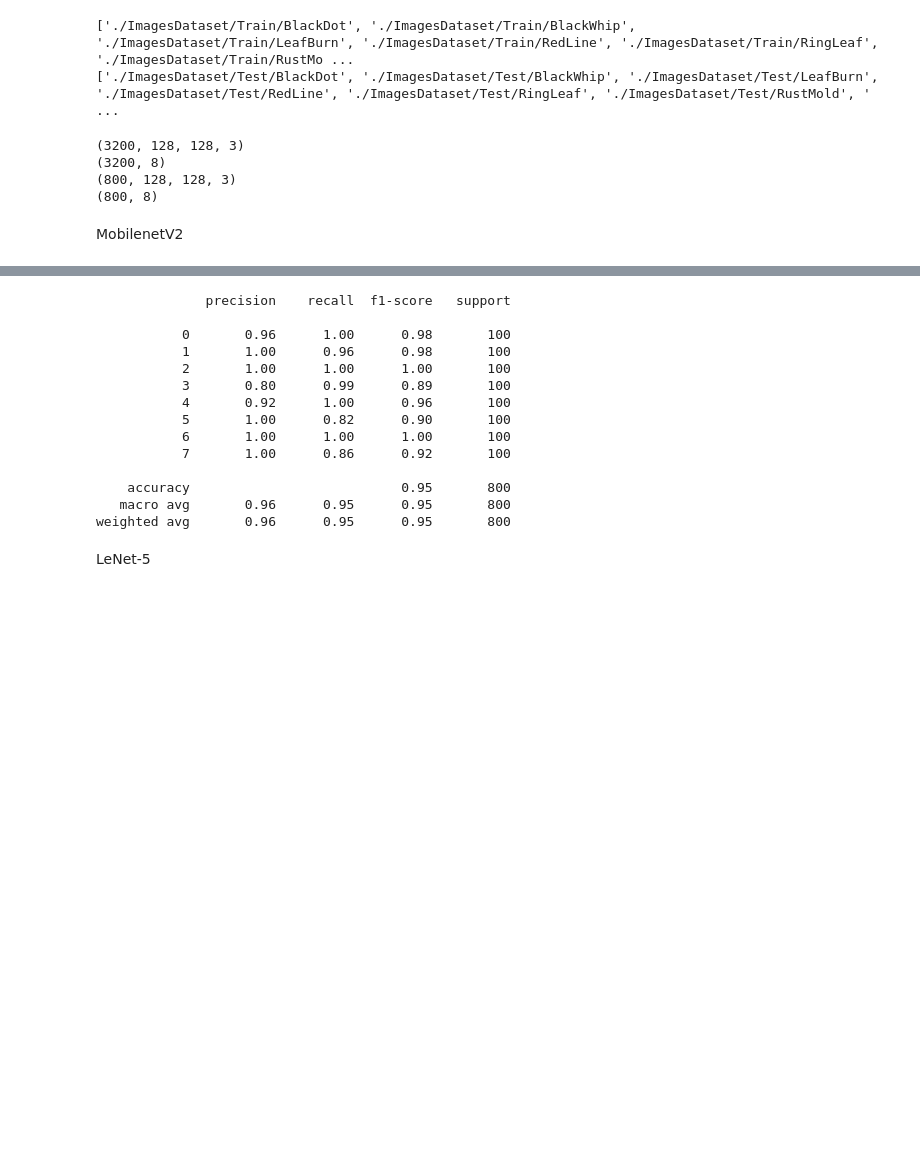
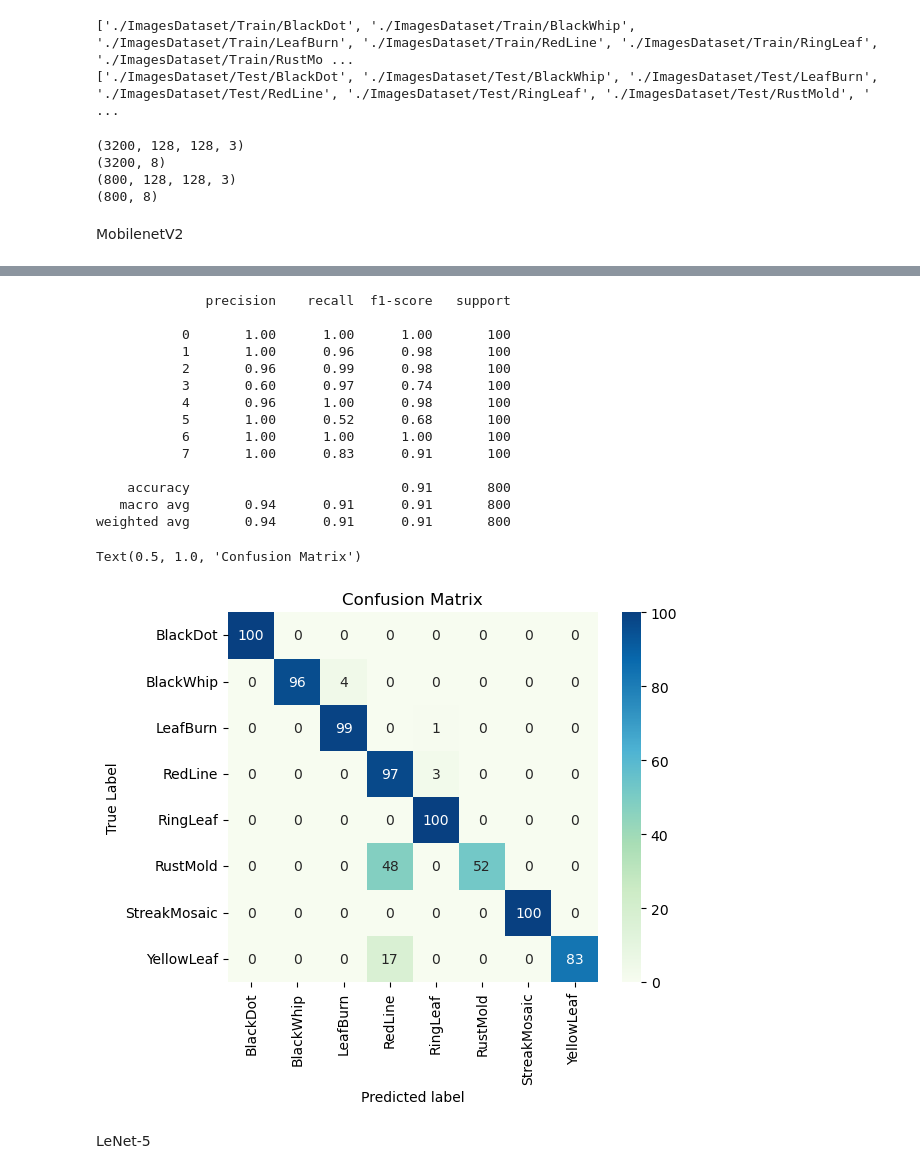
Before and after one commit to chonlatee11/Model-Project, a Jupyter notebook: model.ipynb, the cells around one changed output, grey strips where cells are left out. Saved outputs shown, nothing was run; the diff lists cells and outputs as text; code cells hidden in the pictures; blank space fills up the shorter version.

```diff
--- a/model.ipynb
+++ b/model.ipynb
@@ -150,5 +151,23 @@ plt.show()
 # print(recall_score)
 # print(f1_score)
 print(classification_report)
+
+# confusionmatrix
+axes = sns.heatmap(confusion_matrix ,square=True, annot=True, fmt='d', cbar=True, cmap=plt.cm.GnBu)
+
+classlabels = ['BlackDot', 'BlackWhip', 'LeafBurn', 'RedLine', 'RingLeaf', 'RustMold', 'StreakMosaic', 'YellowLeaf']
+
+axes.set_xlabel('Predicted label')
+axes.set_ylabel('True Label')
+
+tick_marks = np.arange(len(classlabels)) + 0.5
+
+axes.set_xticks(tick_marks)
+axes.set_xticklabels(classlabels, rotation=90)
+
+axes.set_yticks(tick_marks)
+axes.set_yticklabels(classlabels, rotation=0)
+
+axes.set_title('Confusion Matrix')
 # %% [output]
 Epoch 1/10
@@ -171,18 +190,20 @@ Epoch 10/10
 [figure]
               precision    recall  f1-score   support
 
-           0       0.96      1.00      0.98       100
+           0       1.00      1.00      1.00       100
            1       1.00      0.96      0.98       100
-           2       1.00      1.00      1.00       100
-           3       0.80      0.99      0.89       100
-           4       0.92      1.00      0.96       100
-           5       1.00      0.82      0.90       100
+           2       0.96      0.99      0.98       100
+           3       0.60      0.97      0.74       100
+           4       0.96      1.00      0.98       100
+           5       1.00      0.52      0.68       100
            6       1.00      1.00      1.00       100
-           7       1.00      0.86      0.92       100
+           7       1.00      0.83      0.91       100
 
-    accuracy                           0.95       800
-   macro avg       0.96      0.95      0.95       800
-weighted avg       0.96      0.95      0.95       800
+    accuracy                           0.91       800
+   macro avg       0.94      0.91      0.91       800
+weighted avg       0.94      0.91      0.91       800
+Text(0.5, 1.0, 'Confusion Matrix')
+[figure, added]
 # %% [markdown]
 LeNet-5
 # %%
```
Also changed, not shown: parts of 7 cells of this notebook.
